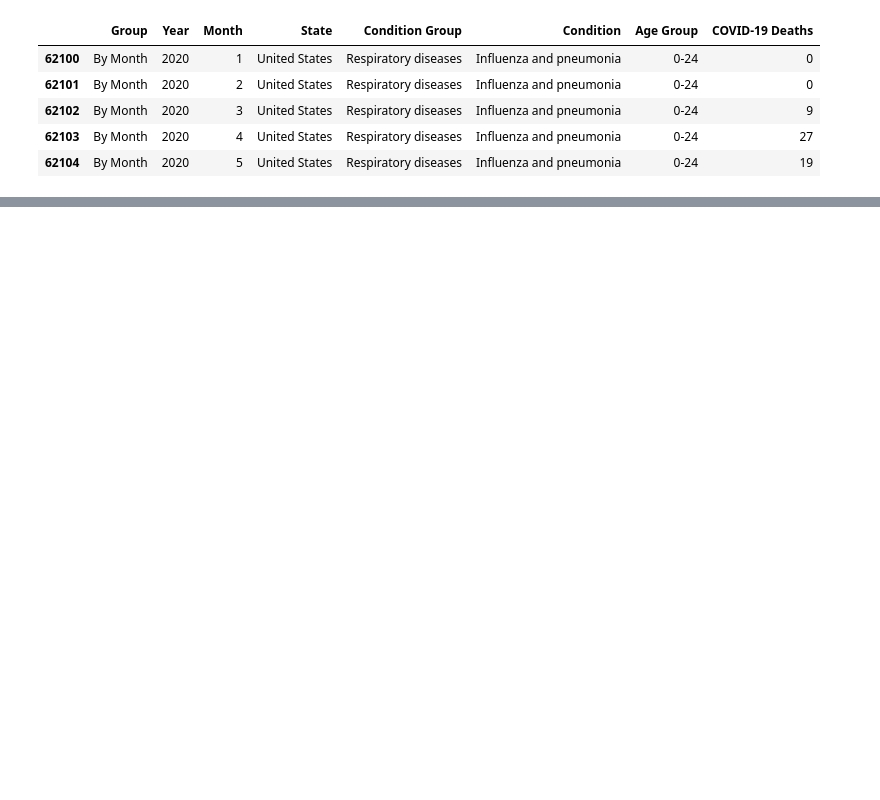
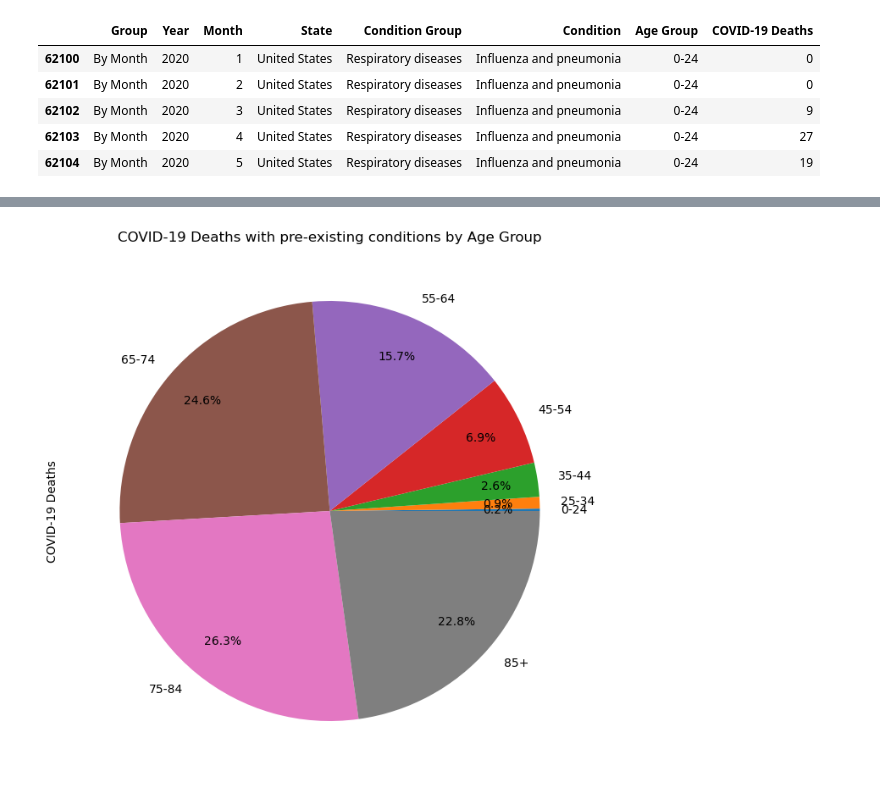
Before and after one commit to willbang548/Group_1, a Jupyter notebook: main.ipynb, the cells around one changed output, grey strips where cells are left out. Saved outputs shown, nothing was run; the diff lists cells and outputs as text; code cells hidden in the pictures; blank space fills up the shorter version.

Commit message:
Start of my question pie chart

```diff
--- a/main.ipynb
+++ b/main.ipynb
@@ -30,3 +31,8 @@ clean_df.head()
 | 62102 | By Month | 2020 | 3 | United States | Respiratory diseases | Influenza and pneumonia | 0-24 | 9 |
 | 62103 | By Month | 2020 | 4 | United States | Respiratory diseases | Influenza and pneumonia | 0-24 | 27 |
 | 62104 | By Month | 2020 | 5 | United States | Respiratory diseases | Influenza and pneumonia | 0-24 | 19 |
+# %%
+influenza_df = clean_df.loc[clean_df['Condition'] == 'Influenza and pneumonia']
+influenza_df = influenza_df[influenza_df['Age Group'] != 'Not stated']
+
+influenza_df
@@ -32,0 +53,8 @@ clean_df.head()
+# %%
+total_deaths_by_age_group = influenza_df.groupby('Age Group')['COVID-19 Deaths'].sum()
+
+print(total_deaths_by_age_group)
+
+total_deaths = total_deaths_by_age_group.sum()
+
+print("Total number of COVID-19 deaths:", total_deaths)
@@ -32,0 +73,8 @@ clean_df.head()
+# %%
+# Create a pie chart with age group labels inside the slices
+total_deaths_by_age_group.plot(kind='pie', figsize=(8, 10), title='COVID-19 Deaths with pre-existing conditions by Age Group', autopct='%1.1f%%', pctdistance=0.8, labeldistance=1.1)
+
+# Show the chart
+plt.show()
+# %% [output]
+[figure, added]
```
Also changed, not shown: parts of 3 cells of this notebook.
